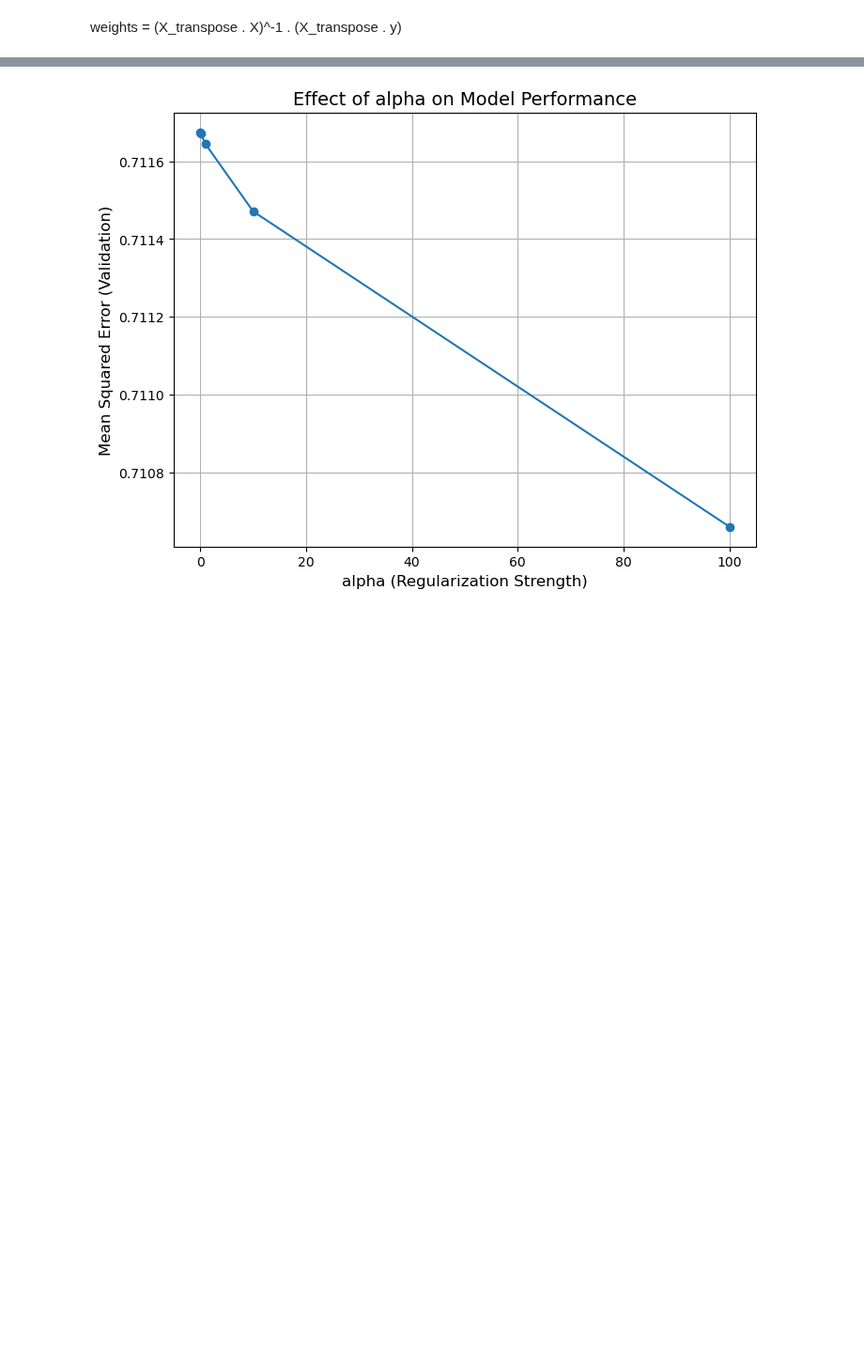
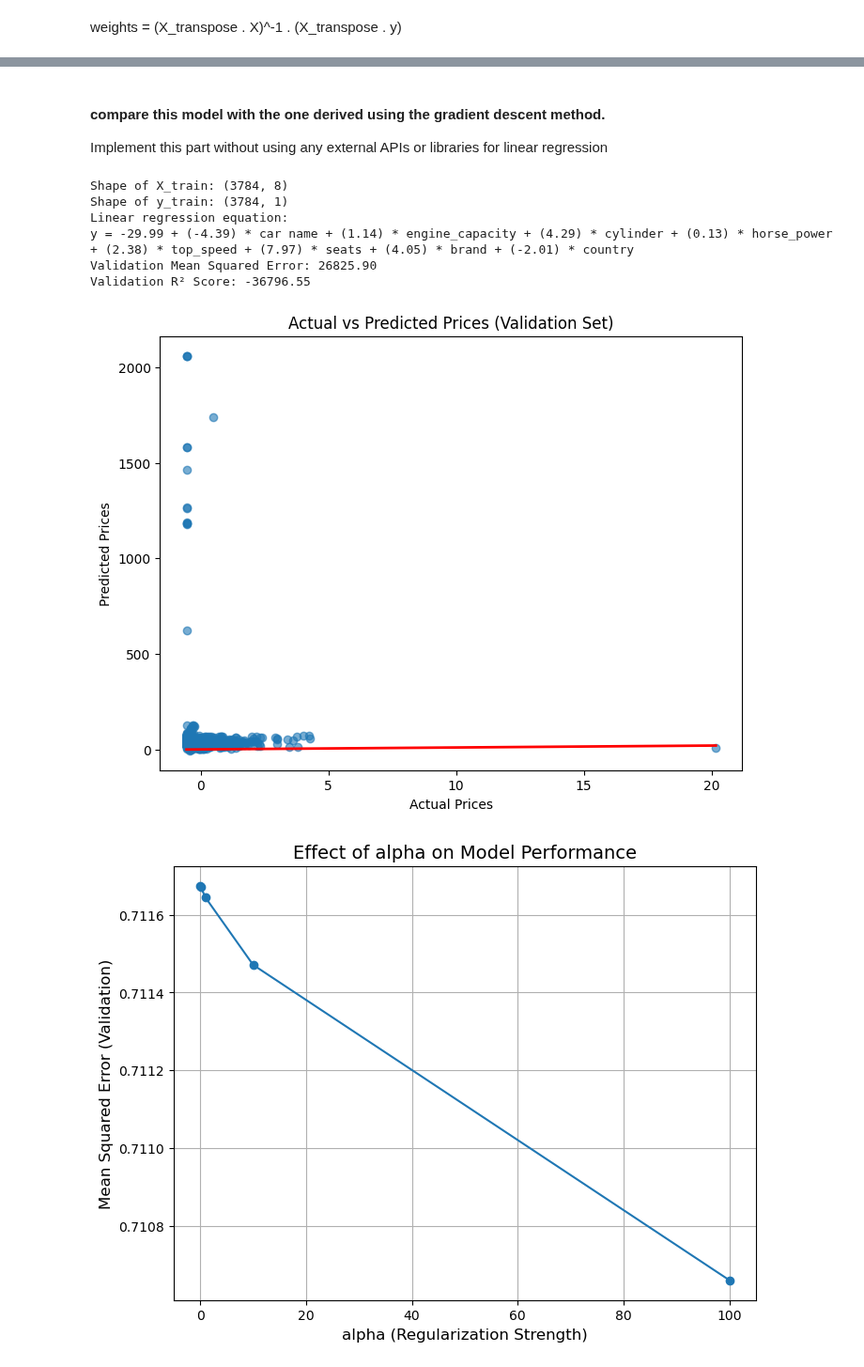
Before and after one commit to sondosshahin/Machine-Learning-Project-Regression-Analysis-and-Model-Selection-, a Jupyter notebook: notebook00f1b01f89.ipynb, the cells around one changed output, grey strips where cells are left out. Shown at 94% size. Cells and saved outputs as stored; diff of their text form; code cells hidden in the pictures; blank space fills up the shorter version.

```diff
--- a/notebook00f1b01f89.ipynb
+++ b/notebook00f1b01f89.ipynb
@@ -522,3 +465,81 @@ The best model based on the lowest MSE is: Linear Regression
+# %% [markdown]
+#### compare this model with the one derived using the gradient descent method.
+Implement this part without using any external APIs or libraries for linear regression
+# %%
+import numpy as np
+import matplotlib.pyplot as plt
+from sklearn.metrics import mean_squared_error, r2_score
+
+# Linear Regression using Gradient Descent
+def linear_regression_gd(X, y, learning_rate=0.01, epochs=1000):
+    print("Shape of X_train:", X.shape)
+    print("Shape of y_train:", y.shape)
+
+    # Add intercept term (bias)
+    X = np.c_[np.ones(X.shape[0]), X]  # Add a column of ones for the intercept term
+    m = len(y)  # Number of samples
+    n = X.shape[1]  # Number of features + 1 (for intercept term)
+
+    # Initialize weights (including intercept)
+    weights = np.zeros(n)
+
+    # Gradient Descent algorithm
+    for epoch in range(epochs):
+        predictions = np.dot(X, weights)  # Predict using the current weights
+
+        # Ensure y is a 1D array to calculate errors correctly
+        errors = predictions - y.flatten()  # Flatten y to make sure it is a 1D array
+
+        gradient = (2/m) * np.dot(X.T, errors)  # Compute gradient of MSE
+
+        # Optionally clip gradients to avoid exploding gradients
+        gradient = np.clip(gradient, -1e3, 1e3)  # Clip gradients to prevent large updates
+
+        weights -= learning_rate * gradient  # Update weights using the gradient
+
+    return weights
+
+# Assuming X_train and y_train are already defined as numpy arrays or pandas Series
+learning_rate = 0.01
+epochs = 1000
+weights = linear_regression_gd(X_train, y_train, learning_rate, epochs)
+
+# Separate intercept and coefficients
+intercept = weights[0]
+coefficients = weights[1:]
+
+print("Linear regression equation:")
+equation = f"y = {intercept:.2f} "
+for i, coef in enumerate(coefficients):  # Use coefficients for single target variable
+    equation += f"+ ({coef:.2f}) * {X_train.columns[i]} "  # Access each feature by name
+print(equation)
+
+# Predict on validation set (assuming X_val and y_val are provided)
+y_val_pred = np.dot(np.c_[np.ones(X_val.shape[0]), X_val], weights)
+
+# Calculate validation metrics
+mse = mean_squared_error(y_val, y_val_pred)
+r2 = r2_score(y_val, y_val_pred)
+print(f"Validation Mean Squared Error: {mse:.2f}")
+print(f"Validation R² Score: {r2:.2f}")
+
+
+# Plotting Actual vs Predicted for the validation set
+plt.figure(figsize=(8, 6))
+plt.scatter(y_val, y_val_pred, alpha=0.6)
+plt.plot([y_val.min(), y_val.max()], [y_val.min(), y_val.max()], color='red', linestyle='-', linewidth=2)
+plt.xlabel("Actual Prices")
+plt.ylabel("Predicted Prices")
+plt.title("Actual vs Predicted Prices (Validation Set)")
+plt.show()
+# %% [output]
+Shape of X_train: (3784, 8)
+Shape of y_train: (3784, 1)
+Linear regression equation:
+y = -29.99 + (-4.39) * car name + (1.14) * engine_capacity + (4.29) * cylinder + (0.13) * horse_power + (2.38) * top_speed + (7.97) * seats + (4.05) * brand + (-2.01) * country
+Validation Mean Squared Error: 26825.90
+Validation R² Score: -36796.55
+[figure, added]
 # %%
 import matplotlib.pyplot as plt
 import pandas as pd
```
Also changed, not shown: parts of 10 cells of this notebook.
